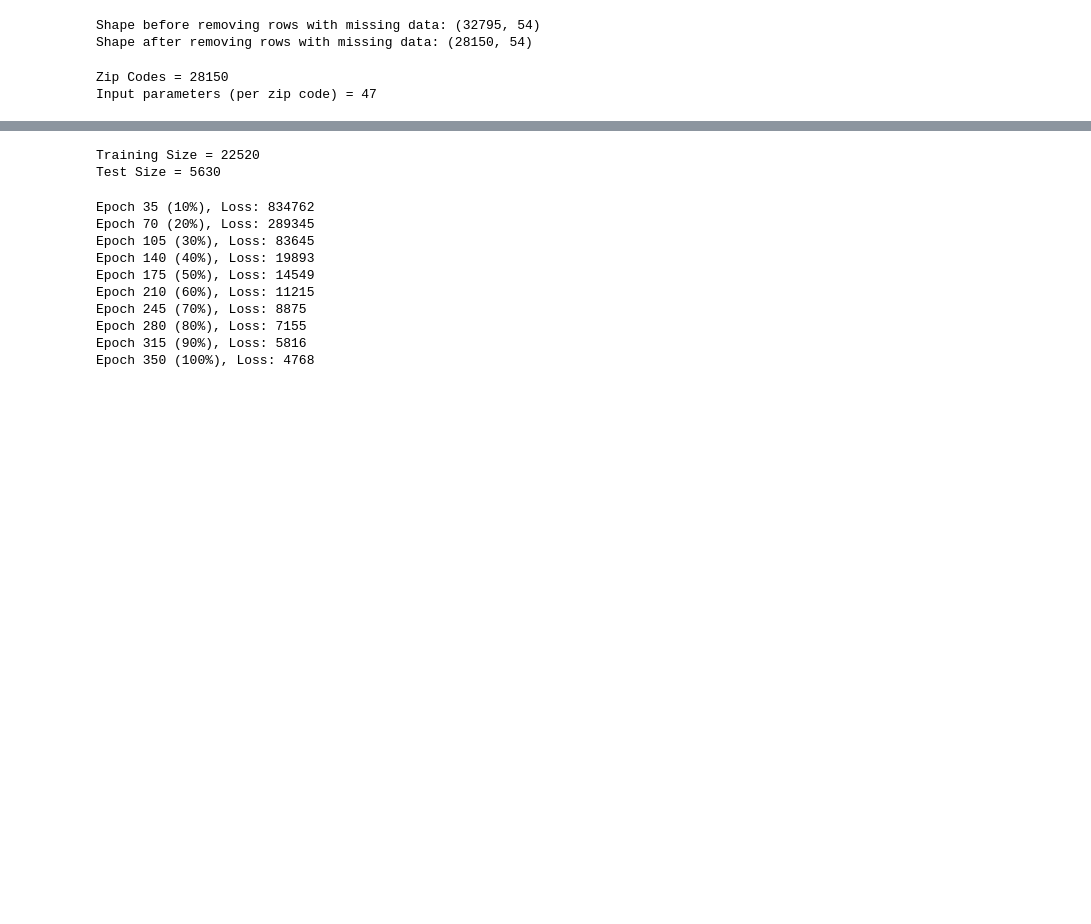
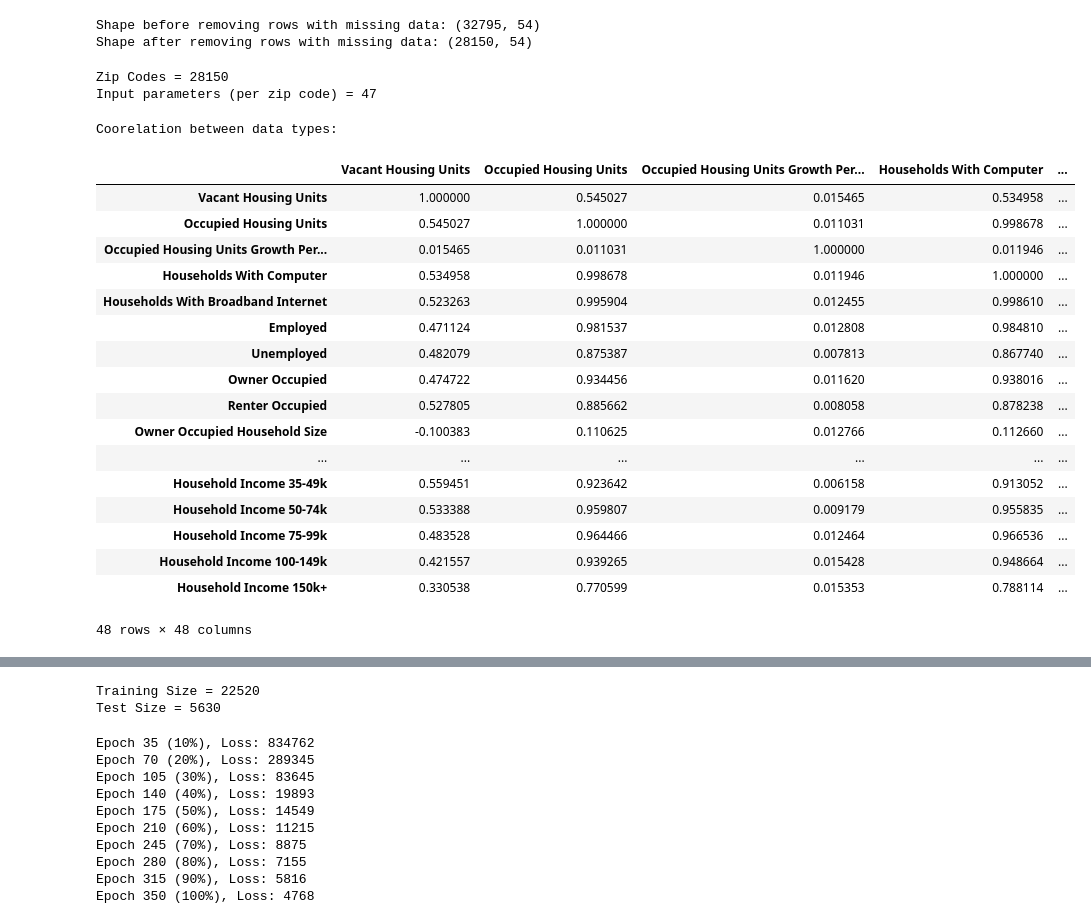
Before and after one commit to PaulGilchrist/machine-learning3, a Jupyter notebook: notebooks/housing_growth.ipynb, the cells around one changed output, grey strips where cells are left out. Cells and saved outputs as stored; diff of their text form; code cells hidden in the pictures; blank space fills up the shorter version.

```diff
--- a/notebooks/housing_growth.ipynb
+++ b/notebooks/housing_growth.ipynb
@@ -151,6 +151,29 @@ print(f'Input parameters (per zip code) = {input_size}')
 # %% [output]
 Zip Codes = 28150
 Input parameters (per zip code) = 47
+# %%
+print('Coorelation between data types:')
+df.drop(['Latitude', 'Longitude'], axis=1).corr(numeric_only=True)
+# %% [output]
+Coorelation between data types:
+|  | Vacant Housing Units | Occupied Housing Units | Occupied Housing Units Growth Per... | Households With Computer | ... |
+| Vacant Housing Units | 1.000000 | 0.545027 | 0.015465 | 0.534958 | ... |
+| Occupied Housing Units | 0.545027 | 1.000000 | 0.011031 | 0.998678 | ... |
+| Occupied Housing Units Growth Per... | 0.015465 | 0.011031 | 1.000000 | 0.011946 | ... |
+| Households With Computer | 0.534958 | 0.998678 | 0.011946 | 1.000000 | ... |
+| Households With Broadband Internet | 0.523263 | 0.995904 | 0.012455 | 0.998610 | ... |
+| Employed | 0.471124 | 0.981537 | 0.012808 | 0.984810 | ... |
+| Unemployed | 0.482079 | 0.875387 | 0.007813 | 0.867740 | ... |
+| Owner Occupied | 0.474722 | 0.934456 | 0.011620 | 0.938016 | ... |
+| Renter Occupied | 0.527805 | 0.885662 | 0.008058 | 0.878238 | ... |
+| Owner Occupied Household Size | -0.100383 | 0.110625 | 0.012766 | 0.112660 | ... |
+| ... | ... | ... | ... | ... | ... |
+| Household Income 35-49k | 0.559451 | 0.923642 | 0.006158 | 0.913052 | ... |
+| Household Income 50-74k | 0.533388 | 0.959807 | 0.009179 | 0.955835 | ... |
+| Household Income 75-99k | 0.483528 | 0.964466 | 0.012464 | 0.966536 | ... |
+| Household Income 100-149k | 0.421557 | 0.939265 | 0.015428 | 0.948664 | ... |
+| Household Income 150k+ | 0.330538 | 0.770599 | 0.015353 | 0.788114 | ... |
+48 rows × 48 columns
 # %%
 # Convert dataframes to dataset
 class MyDataset(Dataset):
```
Also changed, not shown: 4 other files.
